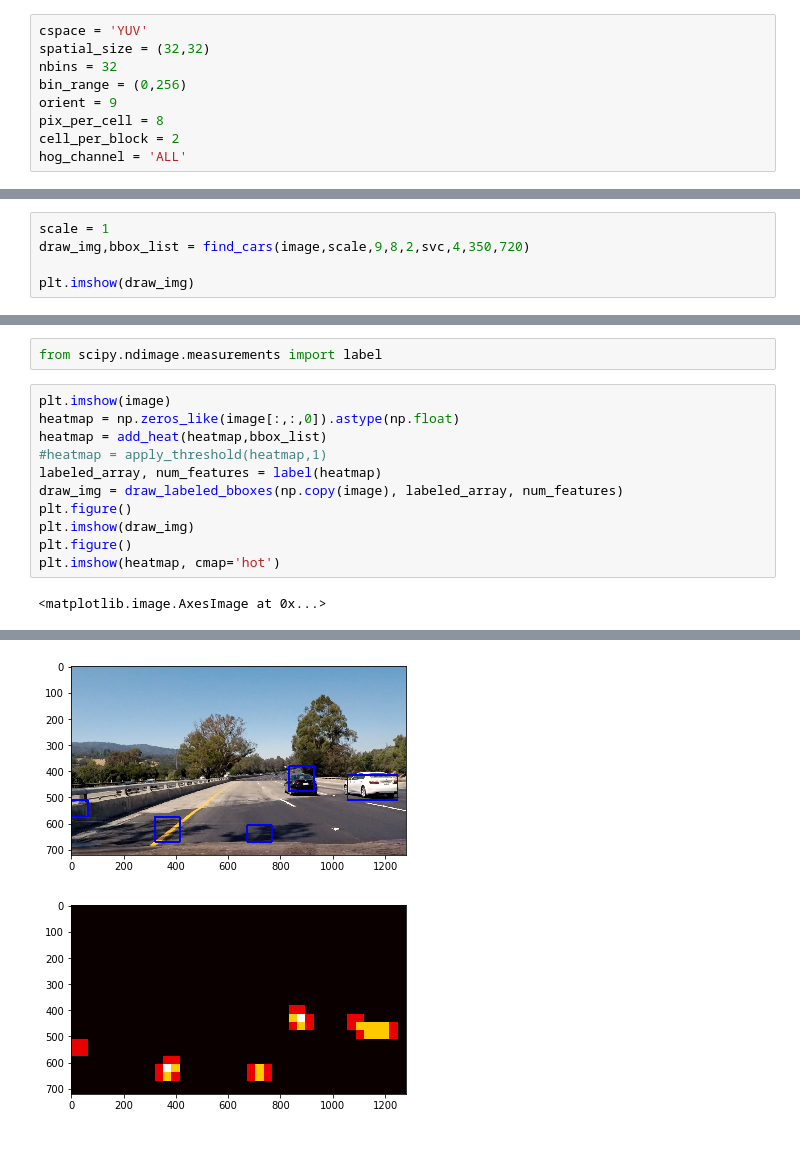
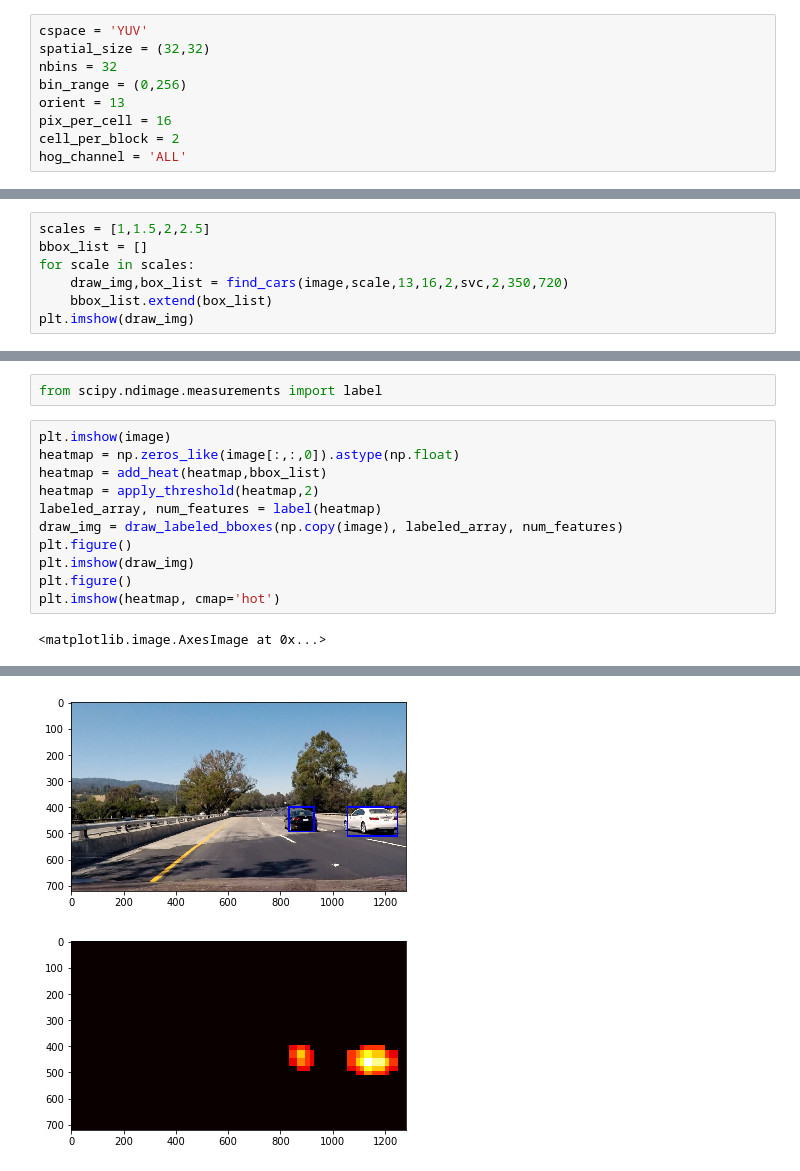
Before and after one commit to root221/CarND-Vehicle-Detection, a Jupyter notebook: VehicleDetectionAndTracking.ipynb, the cells around one changed output, grey strips where cells are left out. Drawn from its saved outputs; the diff is of its cells as text.

Commit message:
can find car

```diff
--- a/VehicleDetectionAndTracking.ipynb
+++ b/VehicleDetectionAndTracking.ipynb
@@ -118,8 +118,8 @@ cspace = 'YUV'
 spatial_size = (32,32)
 nbins = 32
 bin_range = (0,256)
-orient = 9
-pix_per_cell = 8
+orient = 13
+pix_per_cell = 16
 cell_per_block = 2
 hog_channel = 'ALL'
 # %%
@@ -404,9 +405,11 @@ def find_cars(img,scale,orient,pix_per_cell,cell_per_block,svc,cells_per_step,ys
 
     return draw_img,bbox_list
 # %%
-scale = 1
-draw_img,bbox_list = find_cars(image,scale,9,8,2,svc,4,350,720)
-
+scales = [1,1.5,2,2.5]
+bbox_list = []
+for scale in scales:
+    draw_img,box_list = find_cars(image,scale,13,16,2,svc,2,350,720)
+    bbox_list.extend(box_list)
 plt.imshow(draw_img)
 # %% [output]
 <matplotlib.image.AxesImage at 0x...>
@@ -438,16 +441,16 @@ from scipy.ndimage.measurements import label
 # %%
 plt.imshow(image)
 heatmap = np.zeros_like(image[:,:,0]).astype(np.float)
 heatmap = add_heat(heatmap,bbox_list)
-#heatmap = apply_threshold(heatmap,1)
+heatmap = apply_threshold(heatmap,2)
 labeled_array, num_features = label(heatmap)
 draw_img = draw_labeled_bboxes(np.copy(image), labeled_array, num_features)
 plt.figure()
 plt.imshow(draw_img)
 plt.figure()
 plt.imshow(heatmap, cmap='hot')
 # %% [output]
 <matplotlib.image.AxesImage at 0x...>
 [figure]
-[figure, old version]
+[figure, new version]
-[figure, old version]
+[figure, new version]
```
Also changed, not shown: parts of 10 cells of this notebook.
